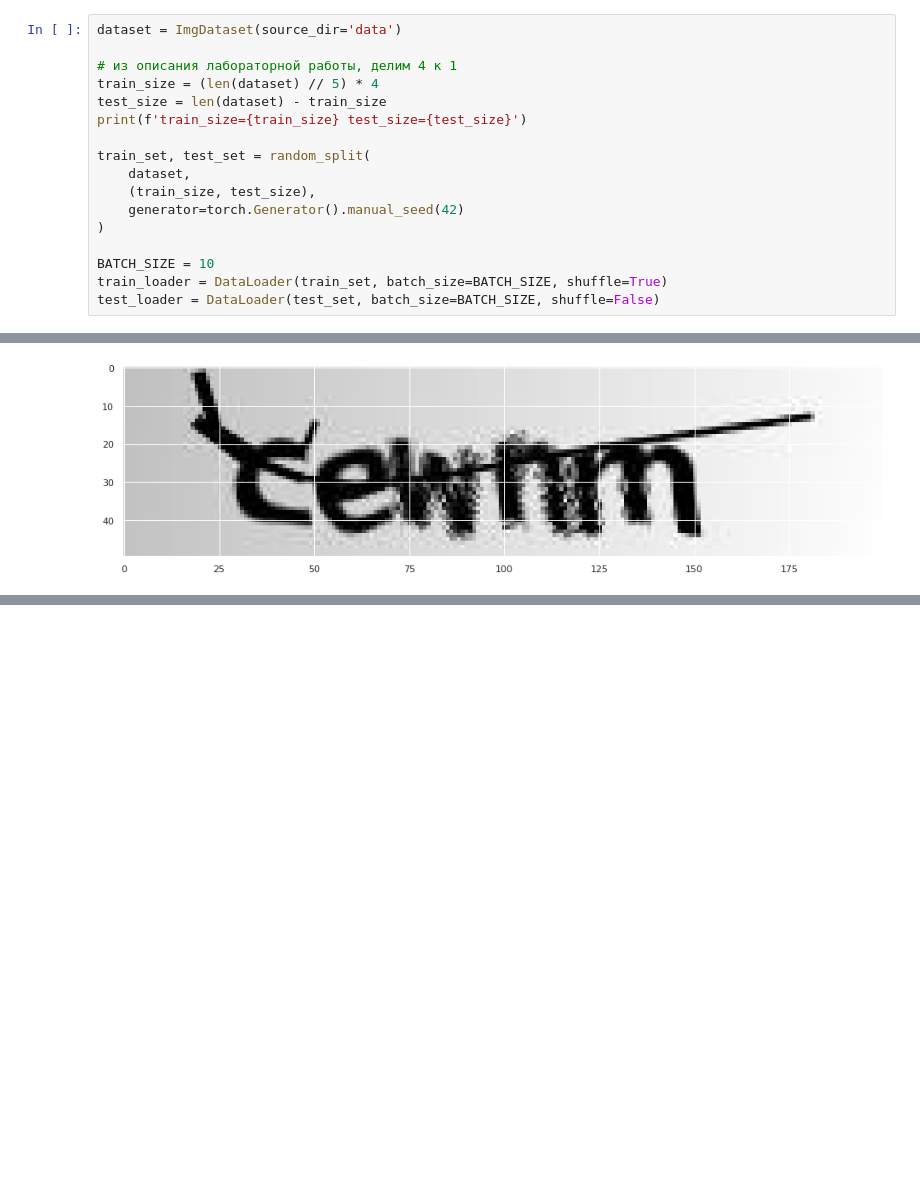
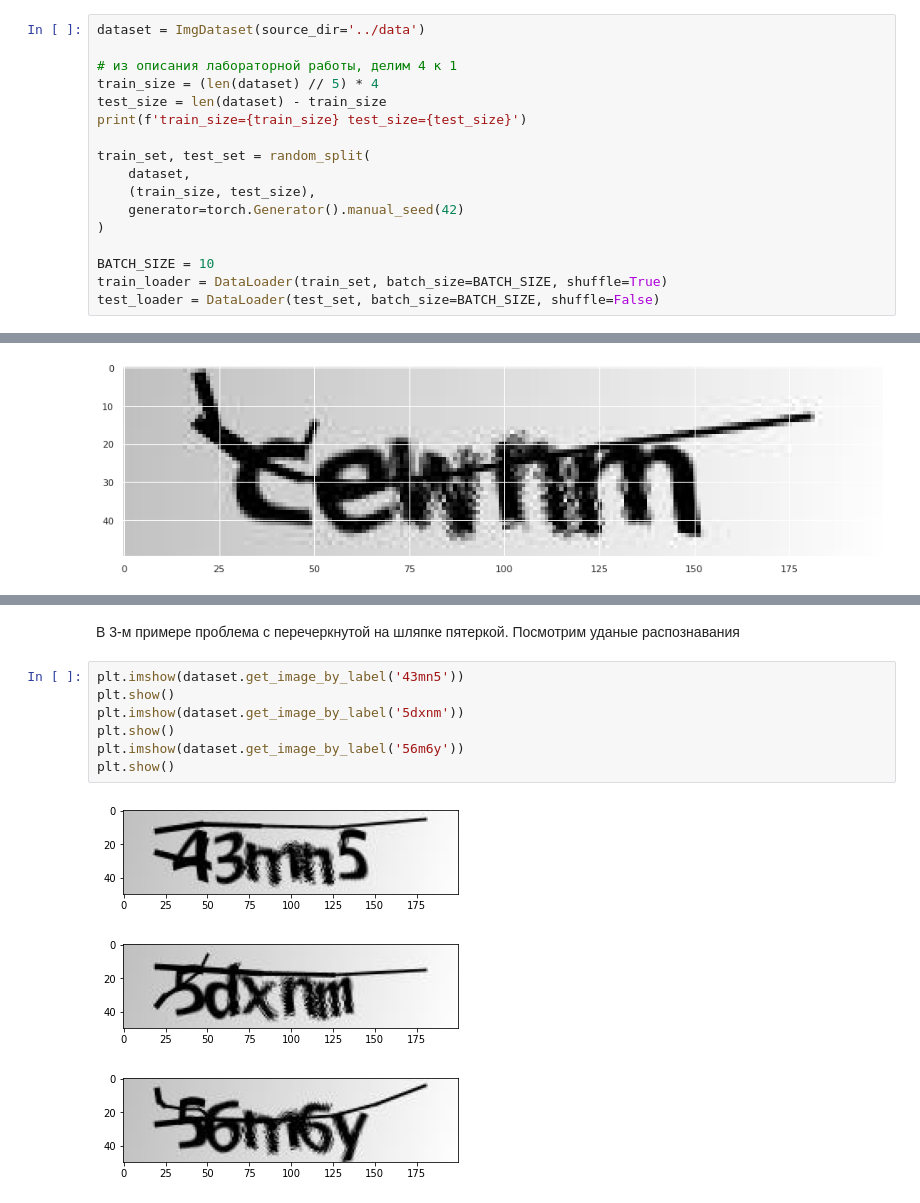
Before and after one commit to y-met/dl_basic, a Jupyter notebook: dl_basic_lab_shibitovds.ipynb, the cells around one changed output, grey strips where cells are left out. Drawn from its saved outputs; the diff is of its cells as text; blank space fills up the shorter version.

```diff
--- a/dl_basic_lab_shibitovds.ipynb
+++ b/dl_basic_lab_shibitovds.ipynb
@@ -70,7 +70,7 @@ class ImgDataset(Dataset):
 
         self._id_to_char = {id: char for char, id in self._char_to_id.items()}
 # %%
-dataset = ImgDataset(source_dir='data')
+dataset = ImgDataset(source_dir='../data')
 
 # из описания лабораторной работы, делим 4 к 1
 train_size = (len(dataset) // 5) * 4
@@ -529,0 +438,13 @@ test_results[test_results.real.str.contains('mn')]
+# %% [markdown]
+В 3-м примере проблема с перечеркнутой на шляпке пятеркой. Посмотрим уданые распознавания
+# %%
+plt.imshow(dataset.get_image_by_label('43mn5'))
+plt.show()
+plt.imshow(dataset.get_image_by_label('5dxnm'))
+plt.show()
+plt.imshow(dataset.get_image_by_label('56m6y'))
+plt.show()
+# %% [output]
+[figure, added]
+[figure, added]
+[figure, added]
```
Also changed, not shown: parts of 11 cells of this notebook.
